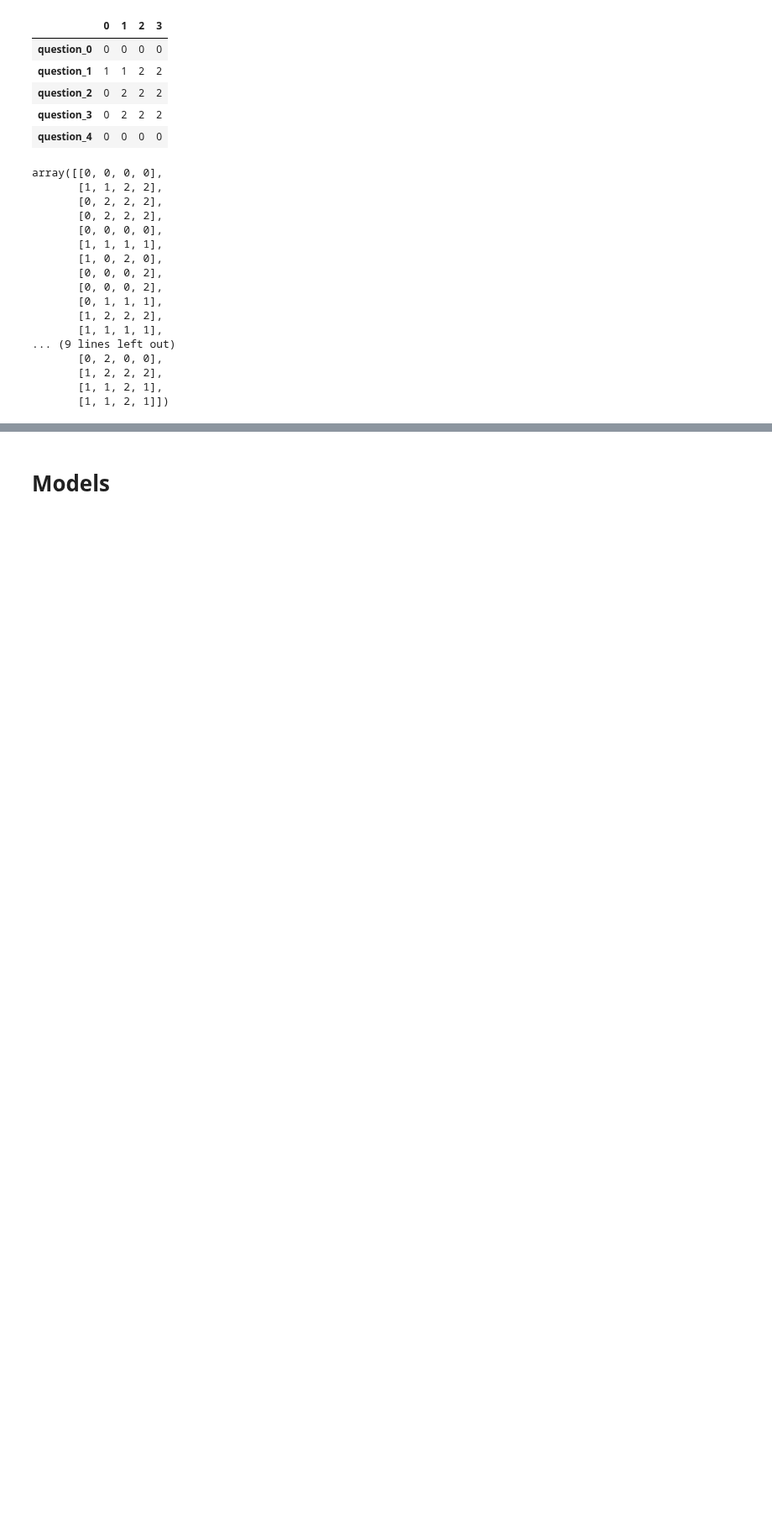
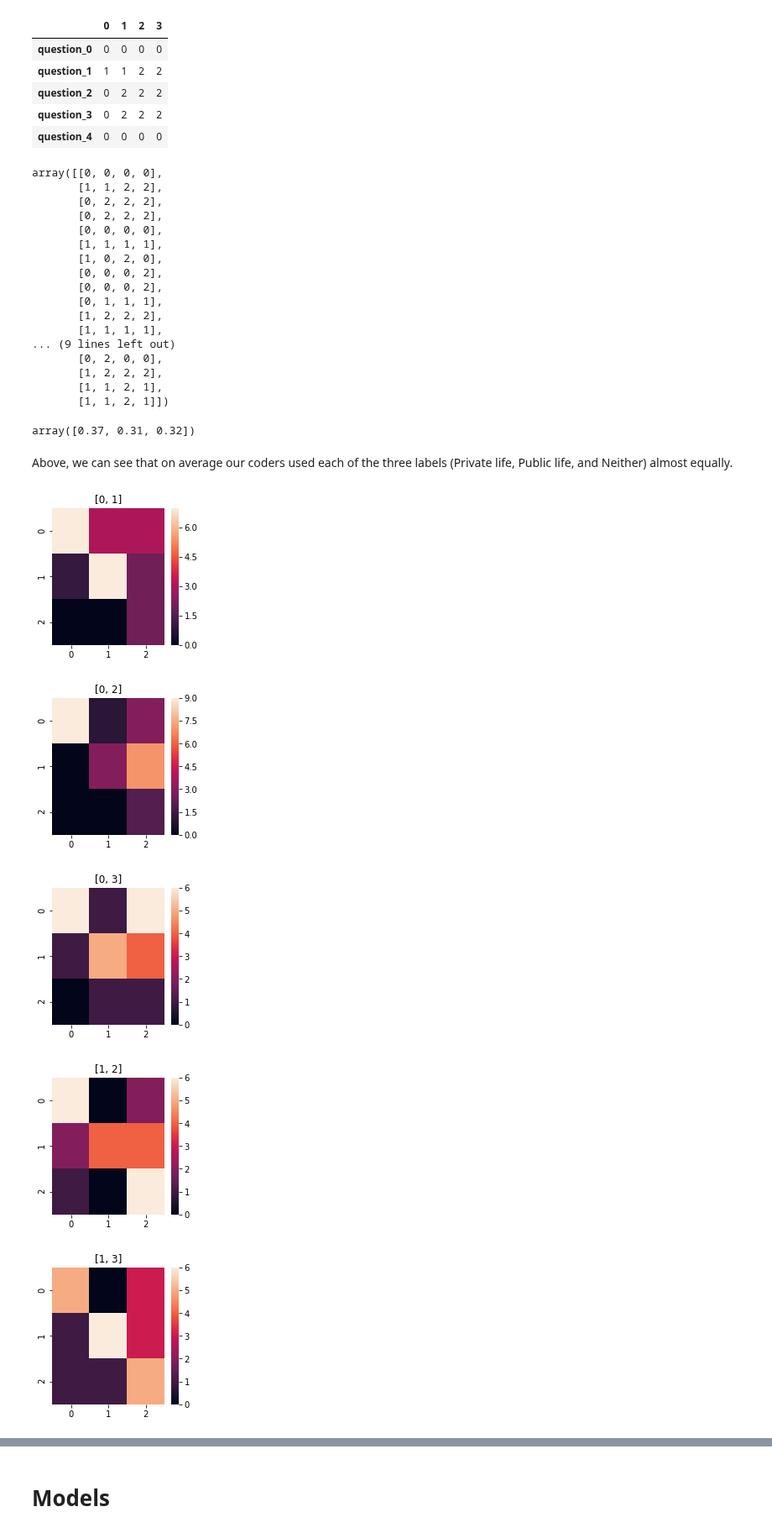
Before and after one commit to katykoenig/Content-Analysis-2020, a Jupyter notebook: week-2/2-Reliability.ipynb, the cells around one changed output, grey strips where cells are left out. Shown at 84% size. Saved outputs shown, nothing was run; the diff lists cells and outputs as text; code cells hidden in the pictures; blank space fills up the shorter version.

Commit message:
ran agreement metrics

```diff
--- a/week-2/2-Reliability.ipynb
+++ b/week-2/2-Reliability.ipynb
@@ -260,3 +260,23 @@ array([[0, 0, 0, 0],
        [1, 2, 2, 2],
        [1, 1, 2, 1],
        [1, 1, 2, 1]])
+# %%
+pyanno.measures.agreement.labels_frequency(tal_anno.annotations, 3)
+# %% [output]
+array([0.37, 0.31, 0.32])
+# %% [markdown]
+Above, we can see that on average our coders used each of the three labels (Private life, Public life, and Neither) almost equally.
+# %%
+combos = [x for x in combinations([0, 1, 2, 3], 2)]
+for pair in combos:
+    c = pyanno.measures.agreement.confusion_matrix(tal_anno.annotations[:, pair[0]],
+                                                   tal_anno.annotations[:, pair[1]],3)
+    ac = seaborn.heatmap(c)
+    plt.title('[{}, {}]'.format(pair[0], pair[1]))
+    plt.show()
+# %% [output]
+[figure, added]
+[figure, added]
+[figure, added]
+[figure, added]
+[figure, added]
```
Also changed, not shown: parts of 7 cells of this notebook.
